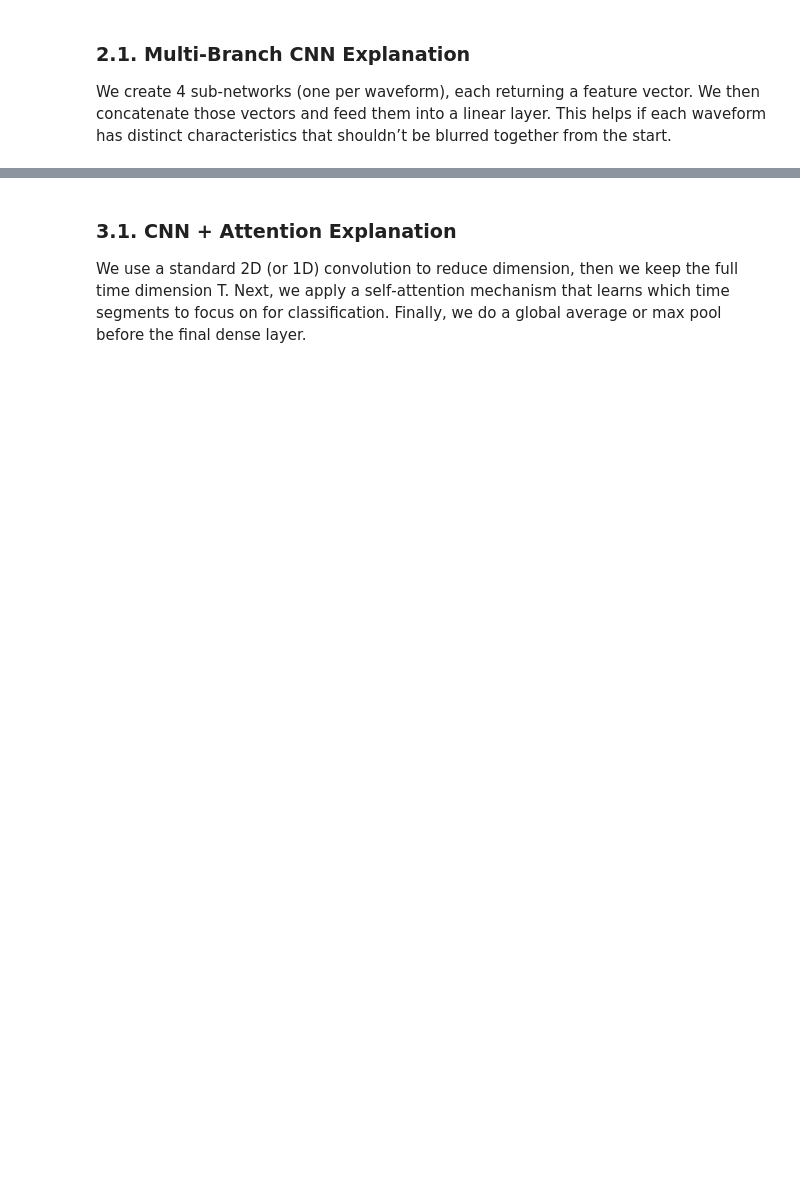
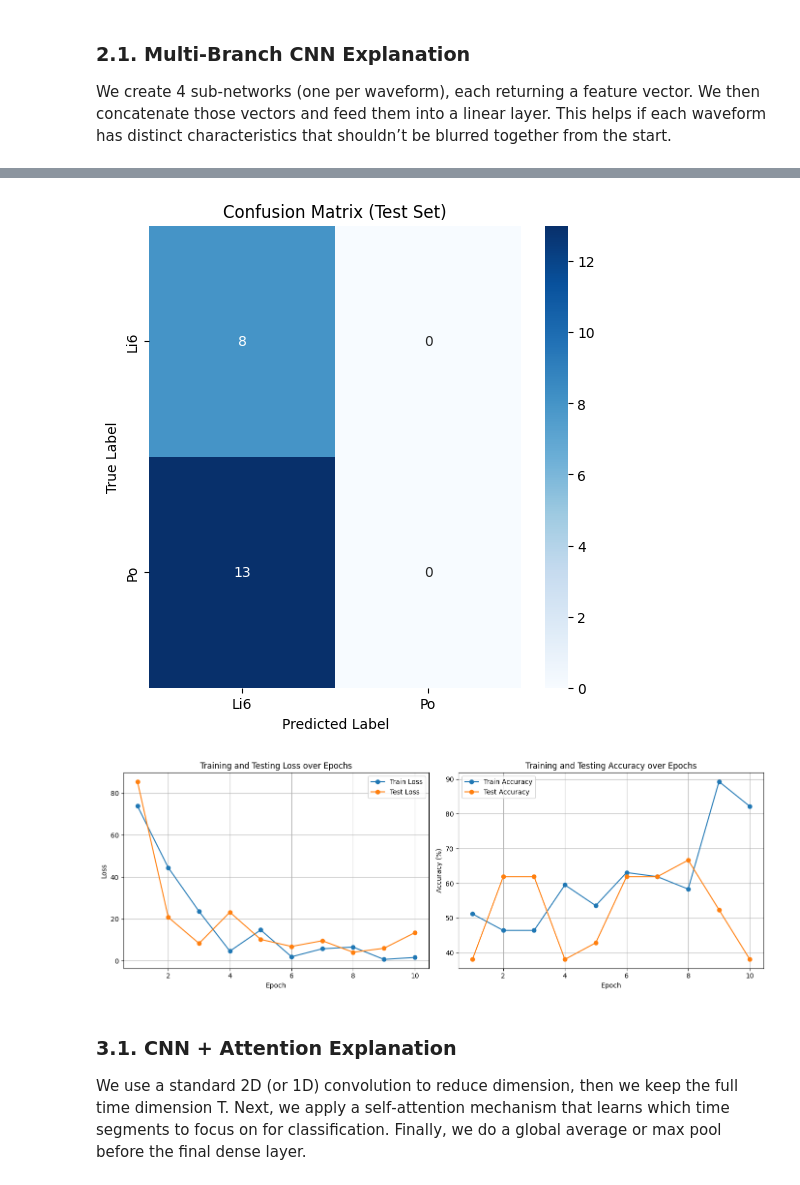
Before and after one commit to H4ppyS1syphus/Project_Master_NAC, a Jupyter notebook: ML_DEJEAN_FILLIE.ipynb, the cells around one changed output, grey strips where cells are left out. Saved outputs shown, nothing was run; the diff lists cells and outputs as text; code cells hidden in the pictures; blank space fills up the shorter version.

```diff
--- a/ML_DEJEAN_FILLIE.ipynb
+++ b/ML_DEJEAN_FILLIE.ipynb
@@ -511,0 +538,73 @@ train_and_evaluate(model_mb, train_loader_mb, test_loader_mb,
+# %%
+# Build dataset for multi-branch
+dataset_mb = dataset  # 'dataset' is already defined as ScintillationDataset(li6_data, po_data)
+
+# Define train-test split
+train_size = int(0.8 * len(dataset_mb))
+test_size  = len(dataset_mb) - train_size
+train_mb, test_mb = random_split(dataset_mb, [train_size, test_size])
+
+# Create DataLoaders
+train_loader_mb = DataLoader(train_mb, batch_size=64, shuffle=True)
+test_loader_mb  = DataLoader(test_mb, batch_size=64, shuffle=False)
+
+# Define device
+device = torch.device("cuda" if torch.cuda.is_available() else "cpu")
+print("Using device:", device)
+
+# Initialize the MultiBranchCNN with correct input_length
+# Remove the incorrect line: input_length = li6_data[2]
+input_length = 800  # Set to 800 based on your data slicing
+
+model_mb = MultiBranchCNN(input_length=input_length, num_classes=2)
+model_mb = model_mb.to(device)
+
+# Verify the DataLoader's input shape
+for inputs, labels in train_loader_mb:
+    print(f"Input batch shape: {inputs.shape}")  # Expected: [64, 1, 4, 800]
+    break
+
+# Train and evaluate the model, capturing metrics
+trained_model_mb, metrics_mb = train_and_evaluate(
+    model_mb,
+    train_loader_mb,
+    test_loader_mb,
+    num_epochs=10,
+    learning_rate=0.001,
+    device=device
+)
+
+# Extract metrics
+train_losses = metrics_mb['train_losses']
+test_losses  = metrics_mb['test_losses']
+train_accs   = metrics_mb['train_accs']
+test_accs    = metrics_mb['test_accs']
+
+# Plot Training and Testing Loss over Epochs
+plt.figure(figsize=(14, 5))
+
+# Subplot 1: Loss
+plt.subplot(1, 2, 1)
+plt.plot(range(1, len(train_losses) + 1), train_losses, label='Train Loss', marker='o')
+plt.plot(range(1, len(test_losses) + 1), test_losses, label='Test Loss', marker='o')
+plt.xlabel('Epoch')
+plt.ylabel('Loss')
+plt.title('Training and Testing Loss over Epochs')
+plt.legend()
+plt.grid(True)
+
+# Subplot 2: Accuracy
+plt.subplot(1, 2, 2)
+plt.plot(range(1, len(train_accs) + 1), train_accs, label='Train Accuracy', marker='o')
+plt.plot(range(1, len(test_accs) + 1), test_accs, label='Test Accuracy', marker='o')
+plt.xlabel('Epoch')
+plt.ylabel('Accuracy (%)')
+plt.title('Training and Testing Accuracy over Epochs')
+plt.legend()
+plt.grid(True)
+
+plt.tight_layout()
+plt.show()
+
+# Final confusion matrix already plotted by train_and_evaluate
+# %% [output]
@@ -512,3 +623,5 @@ train_and_evaluate(model_mb, train_loader_mb, test_loader_mb,
+[figure, added]
+[figure, added]
 # %% [markdown]
 ### 3.1. CNN + Attention Explanation
 
```
Also changed, not shown: parts of 10 cells of this notebook, 2 other files.
